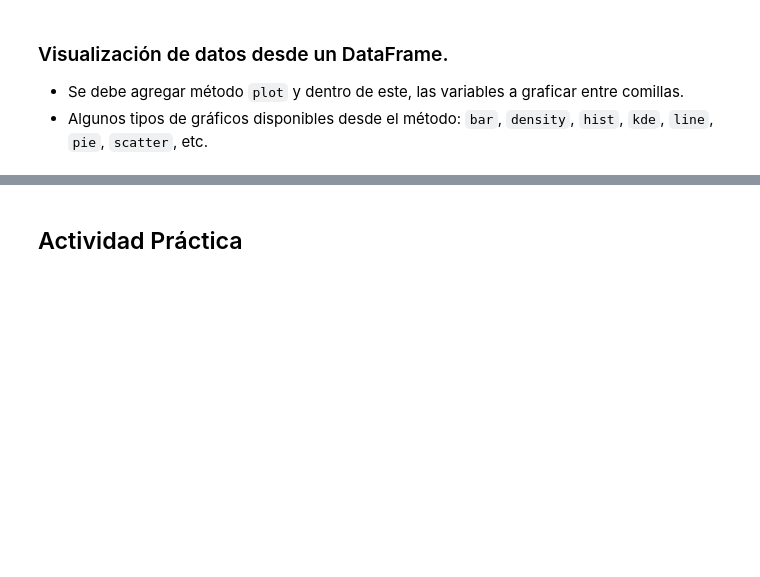
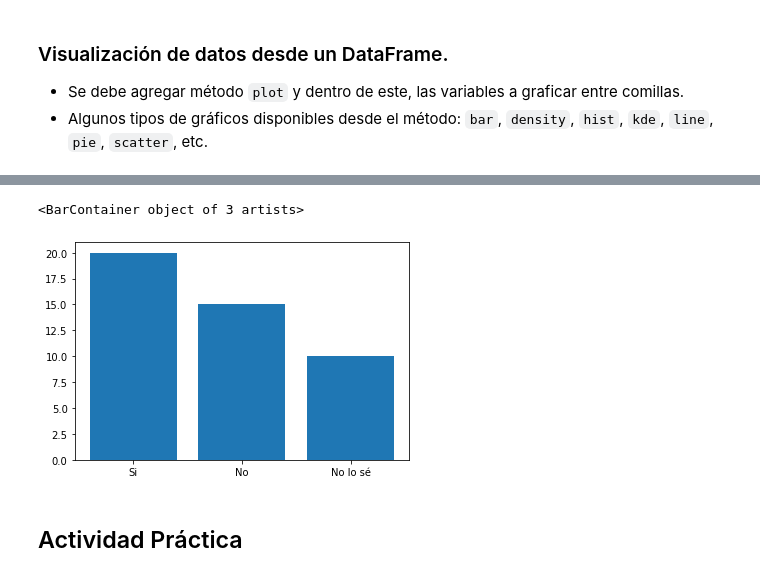
Before and after one commit to rfuentes89/taller-python, a Jupyter notebook: taller-python.ipynb, the cells around one changed output, grey strips where cells are left out. Saved outputs shown, nothing was run; the diff lists cells and outputs as text; code cells hidden in the pictures; blank space fills up the shorter version.

```diff
--- a/taller-python.ipynb
+++ b/taller-python.ipynb
@@ -399,8 +816,13 @@ Caguemos la base de datos `BTC-USD.csv`, que nos indica el valor del Bitcoin en
 # %%
 import matplotlib.pyplot as plt
 opciones = ['Si', 'No', 'No lo sé']
 cantidad = [20, 15, 10]
 # Graficar barras de una encuestra sobre si votaría determinad@ candidat@ presidencial
+
+plt.bar(opciones,  cantidad)
+# %% [output]
+<BarContainer object of 3 artists>
+[figure, added]
 # %% [markdown]
 ## Actividad Práctica
 # %% [markdown]
```
Also changed, not shown: parts of 54 cells of this notebook, 1 other file.
